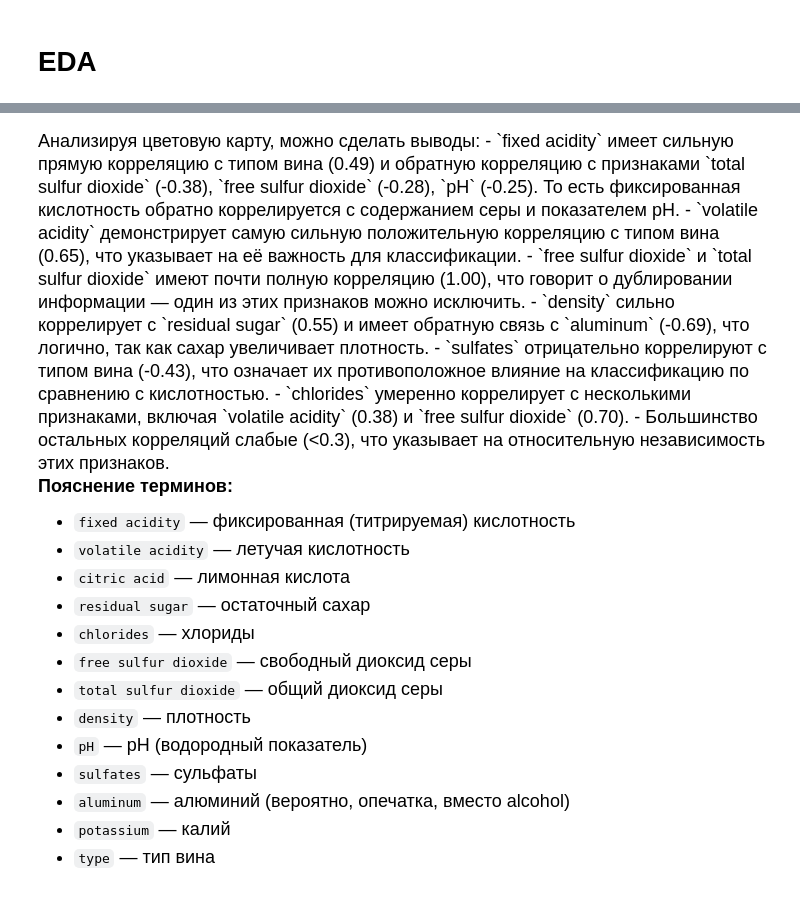
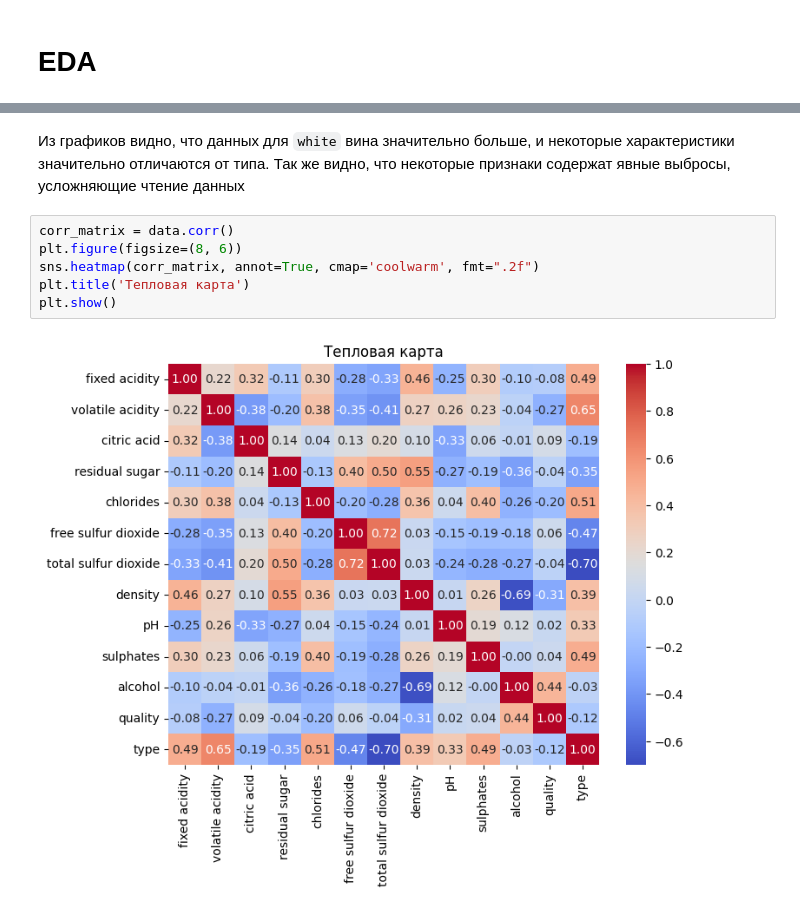
Before and after one commit to Baklanov-Daniil/master, a Jupyter notebook: mlbd/notebooks/lab1_k6.ipynb, the cells around one changed output, grey strips where cells are left out. Cells and saved outputs as stored; diff of their text form.

```diff
--- a/mlbd/notebooks/lab1_k6.ipynb
+++ b/mlbd/notebooks/lab1_k6.ipynb
@@ -274,26 +164,11 @@ plt.show()
-# %% [markdown]
-<font size=4>
-Анализируя цветовую карту, можно сделать выводы:
-- `fixed acidity` имеет сильную прямую корреляцию с типом вина (0.49) и обратную корреляцию с признаками `total sulfur dioxide` (-0.38), `free sulfur dioxide` (-0.28), `pH` (-0.25). То есть фиксированная кислотность обратно коррелируется с содержанием серы и показателем pH.
-- `volatile acidity` демонстрирует самую сильную положительную корреляцию с типом вина (0.65), что указывает на её важность для классификации.
-- `free sulfur dioxide` и `total sulfur dioxide` имеют почти полную корреляцию (1.00), что говорит о дублировании информации — один из этих признаков можно исключить.
-- `density` сильно коррелирует с `residual sugar` (0.55) и имеет обратную связь с `aluminum` (-0.69), что логично, так как сахар увеличивает плотность.
-- `sulfates` отрицательно коррелируют с типом вина (-0.43), что означает их противоположное влияние на классификацию по сравнению с кислотностью.
-- `chlorides` умеренно коррелирует с несколькими признаками, включая `volatile acidity` (0.38) и `free sulfur dioxide` (0.70).
-- Большинство остальных корреляций слабые (<0.3), что указывает на относительную независимость этих признаков.
-
-**Пояснение терминов:**
-- `fixed acidity` — фиксированная (титрируемая) кислотность
-- `volatile acidity` — летучая кислотность
-- `citric acid` — лимонная кислота
-- `residual sugar` — остаточный сахар
-- `chlorides` — хлориды
-- `free sulfur dioxide` — свободный диоксид серы
-- `total sulfur dioxide` — общий диоксид серы
-- `density` — плотность
-- `pH` — pH (водородный показатель)
-- `sulfates` — сульфаты
-- `aluminum` — алюминий (вероятно, опечатка, вместо alcohol)
-- `potassium` — калий
-- `type` — тип вина
-</font>
+# %% [markdown]
+Из графиков видно, что данных для `white` вина значительно больше, и некоторые характеристики значительно отличаются от типа.
+Так же видно, что некоторые признаки содержат явные выбросы, усложняющие чтение данных
+# %%
+corr_matrix = data.corr()
+plt.figure(figsize=(8, 6))
+sns.heatmap(corr_matrix, annot=True, cmap='coolwarm', fmt=".2f")
+plt.title('Тепловая карта')
+plt.show()
+# %% [output]
+[figure, added]
```
Also changed, not shown: parts of 18 cells of this notebook, 4 other files.
